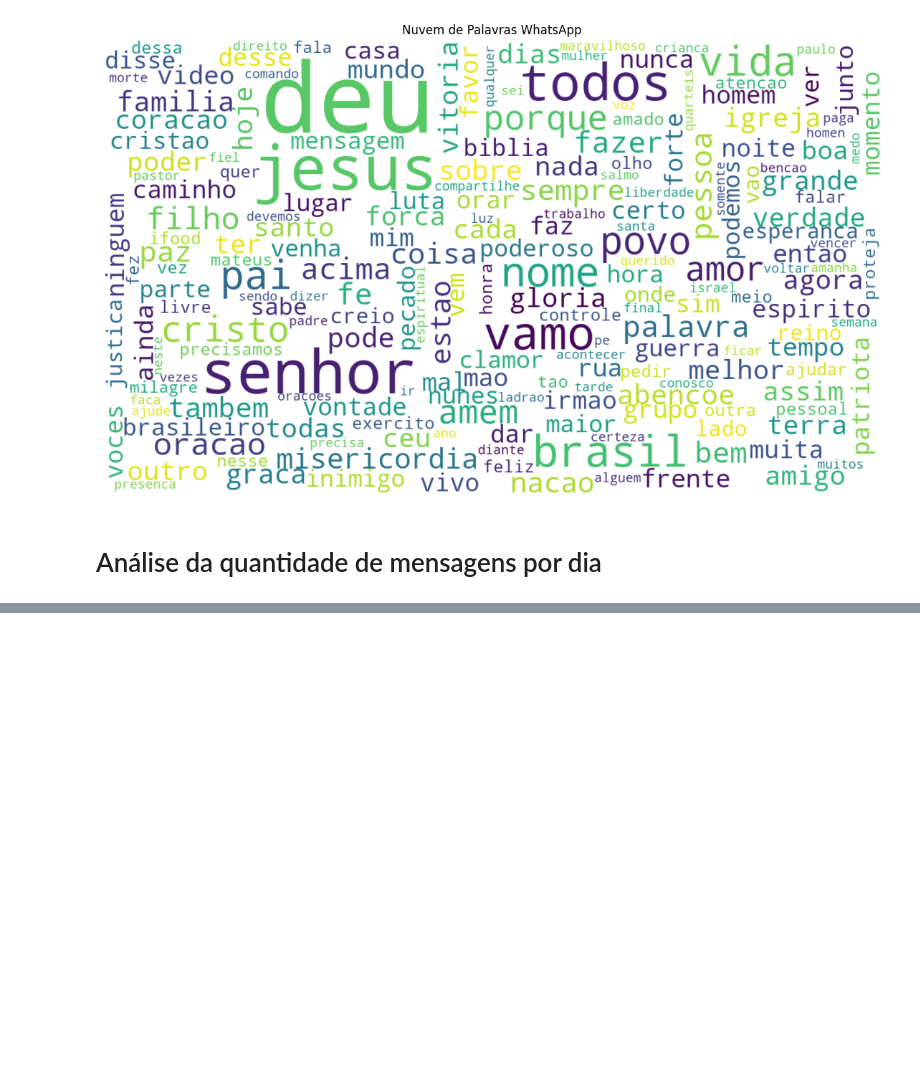
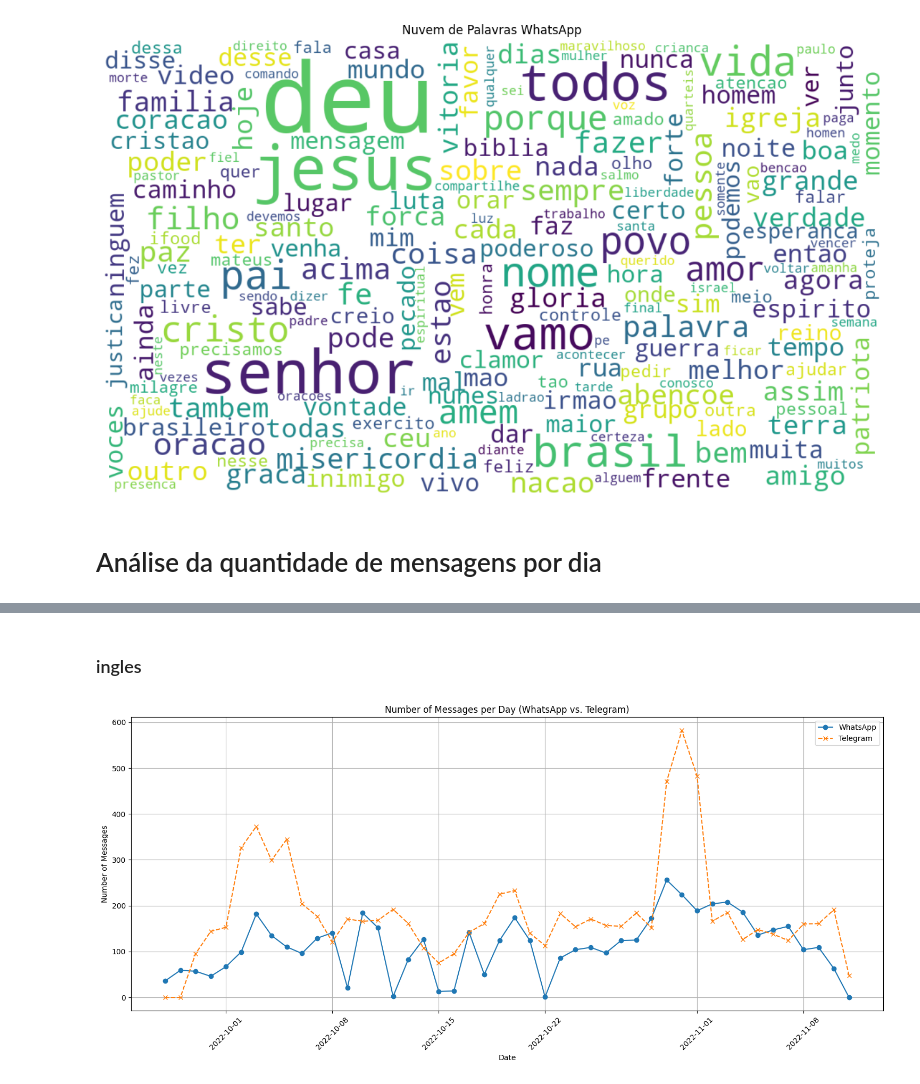
Before and after one commit to jmmfilho/fundamentalismoreligioso-whatsapp-telegram, a Jupyter notebook: notebooks/analise_dos_dados.ipynb, the cells around one changed output, grey strips where cells are left out. Drawn from its saved outputs; the diff is of its cells as text; code cells hidden in the pictures; blank space fills up the shorter version.

```diff
--- a/notebooks/analise_dos_dados.ipynb
+++ b/notebooks/analise_dos_dados.ipynb
@@ -443,0 +496,36 @@ plt.show()
+# %% [markdown]
+### ingles
+# %%
+
+# =======================
+# Plot
+# =======================
+plt.figure(figsize=(15, 7))
+
+plt.plot(
+    mensagens_por_dia_whatsapp.index,
+    mensagens_por_dia_whatsapp.values,
+    label='WhatsApp',
+    marker='o',
+    linestyle='-'
+)
+
+plt.plot(
+    mensagens_por_dia_telegram.index,
+    mensagens_por_dia_telegram.values,
+    label='Telegram',
+    marker='x',
+    linestyle='--'
+)
+
+
+plt.title('Number of Messages per Day (WhatsApp vs. Telegram)')
+plt.xlabel('Date')
+plt.ylabel('Number of Messages')
+plt.legend()
+plt.grid(True)
+plt.xticks(rotation=45)
+plt.tight_layout()
+plt.show()
+# %% [output]
+[figure, added]
```
Also changed, not shown: parts of 9 cells of this notebook, 4 other files.
